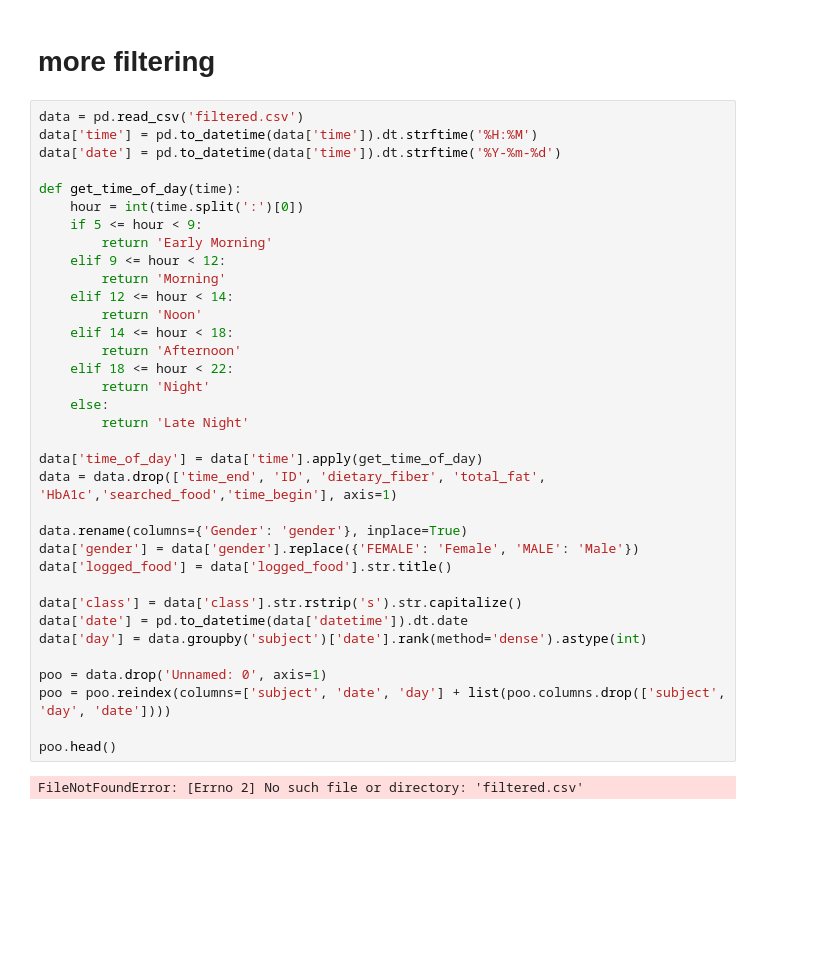
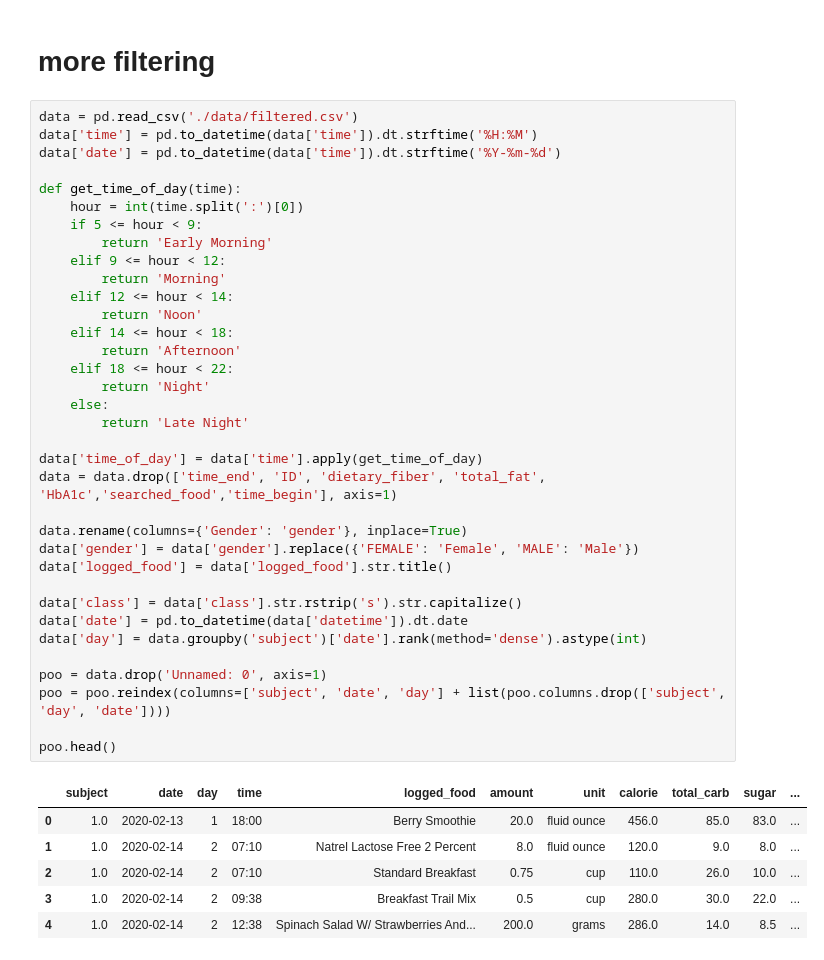
Before and after one commit to chriss-mo/dsc106-proj3, a Jupyter notebook: dataProcessing.ipynb, the cells around one changed output. Cells and saved outputs as stored; diff of their text form; blank space fills up the shorter version.

```diff
--- a/dataProcessing.ipynb
+++ b/dataProcessing.ipynb
@@ -193,7 +193,7 @@ See the caveats in the documentation: https://pandas.pydata.org/pandas-docs/stab
 # %% [markdown]
 # more filtering
 # %%
-data = pd.read_csv('filtered.csv')
+data = pd.read_csv('./data/filtered.csv')
 data['time'] = pd.to_datetime(data['time']).dt.strftime('%H:%M')
 data['date'] = pd.to_datetime(data['time']).dt.strftime('%Y-%m-%d')
 
@@ -201,31 +201,36 @@ def get_time_of_day(time):
     hour = int(time.split(':')[0])
     if 5 <= hour < 9:
         return 'Early Morning'
     elif 9 <= hour < 12:
         return 'Morning'
     elif 12 <= hour < 14:
         return 'Noon'
     elif 14 <= hour < 18:
         return 'Afternoon'
     elif 18 <= hour < 22:
         return 'Night'
     else:
         return 'Late Night'
 
 data['time_of_day'] = data['time'].apply(get_time_of_day)
 data = data.drop(['time_end', 'ID', 'dietary_fiber', 'total_fat', 'HbA1c','searched_food','time_begin'], axis=1)
 
 data.rename(columns={'Gender': 'gender'}, inplace=True)
 data['gender'] = data['gender'].replace({'FEMALE': 'Female', 'MALE': 'Male'})
 data['logged_food'] = data['logged_food'].str.title()
 
 data['class'] = data['class'].str.rstrip('s').str.capitalize()
 data['date'] = pd.to_datetime(data['datetime']).dt.date
 data['day'] = data.groupby('subject')['date'].rank(method='dense').astype(int)
 
 poo = data.drop('Unnamed: 0', axis=1)
 poo = poo.reindex(columns=['subject', 'date', 'day'] + list(poo.columns.drop(['subject', 'day', 'date'])))
 
 poo.head()
 # %% [output]
-FileNotFoundError: [Errno 2] No such file or directory: 'filtered.csv'
+|  | subject | date | day | time | logged_food | amount | unit | calorie | total_carb | sugar | ... |
+| 0 | 1.0 | 2020-02-13 | 1 | 18:00 | Berry Smoothie | 20.0 | fluid ounce | 456.0 | 85.0 | 83.0 | ... |
+| 1 | 1.0 | 2020-02-14 | 2 | 07:10 | Natrel Lactose Free 2 Percent | 8.0 | fluid ounce | 120.0 | 9.0 | 8.0 | ... |
+| 2 | 1.0 | 2020-02-14 | 2 | 07:10 | Standard Breakfast | 0.75 | cup | 110.0 | 26.0 | 10.0 | ... |
+| 3 | 1.0 | 2020-02-14 | 2 | 09:38 | Breakfast Trail Mix | 0.5 | cup | 280.0 | 30.0 | 22.0 | ... |
+| 4 | 1.0 | 2020-02-14 | 2 | 12:38 | Spinach Salad W/ Strawberries And... | 200.0 | grams | 286.0 | 14.0 | 8.5 | ... |
```
Also changed, not shown: 8 other files.
